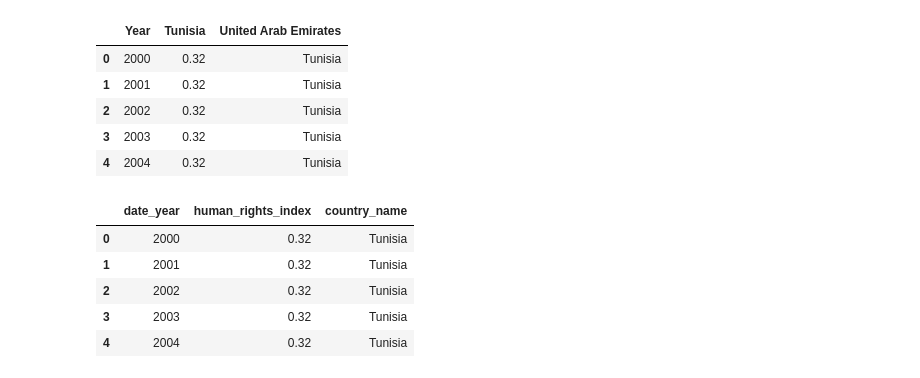
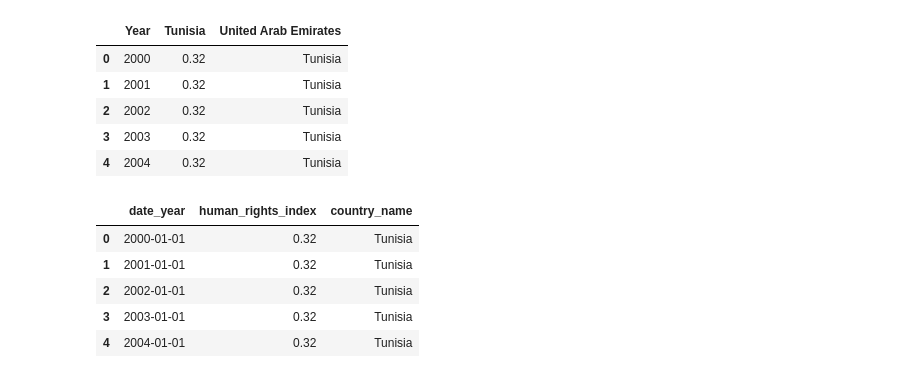
Before and after one commit to Josephmdlv/Final-work, a Jupyter notebook: DiD_Human_Rights.ipynb, the cells around one changed output. Cells and saved outputs as stored; diff of their text form; code cells hidden in the pictures.

```diff
--- a/DiD_Human_Rights.ipynb
+++ b/DiD_Human_Rights.ipynb
@@ -44,17 +43,18 @@ df.head()
 # %%
 df = df.rename(columns={
     'Year': 'date_year',
     'Tunisia': 'human_rights_index',
     'United Arab Emirates': 'country_name'
 })
+df['date_year'] = pd.to_datetime(df['date_year'], format='%Y')
 df.head()
 # %% [output]
 |  | date_year | human_rights_index | country_name |
-| 0 | 2000 | 0.32 | Tunisia |
-| 1 | 2001 | 0.32 | Tunisia |
-| 2 | 2002 | 0.32 | Tunisia |
-| 3 | 2003 | 0.32 | Tunisia |
-| 4 | 2004 | 0.32 | Tunisia |
+| 0 | 2000-01-01 | 0.32 | Tunisia |
+| 1 | 2001-01-01 | 0.32 | Tunisia |
+| 2 | 2002-01-01 | 0.32 | Tunisia |
+| 3 | 2003-01-01 | 0.32 | Tunisia |
+| 4 | 2004-01-01 | 0.32 | Tunisia |
 # %%
 did=df
 
```
Also changed, not shown: parts of 6 cells of this notebook.
